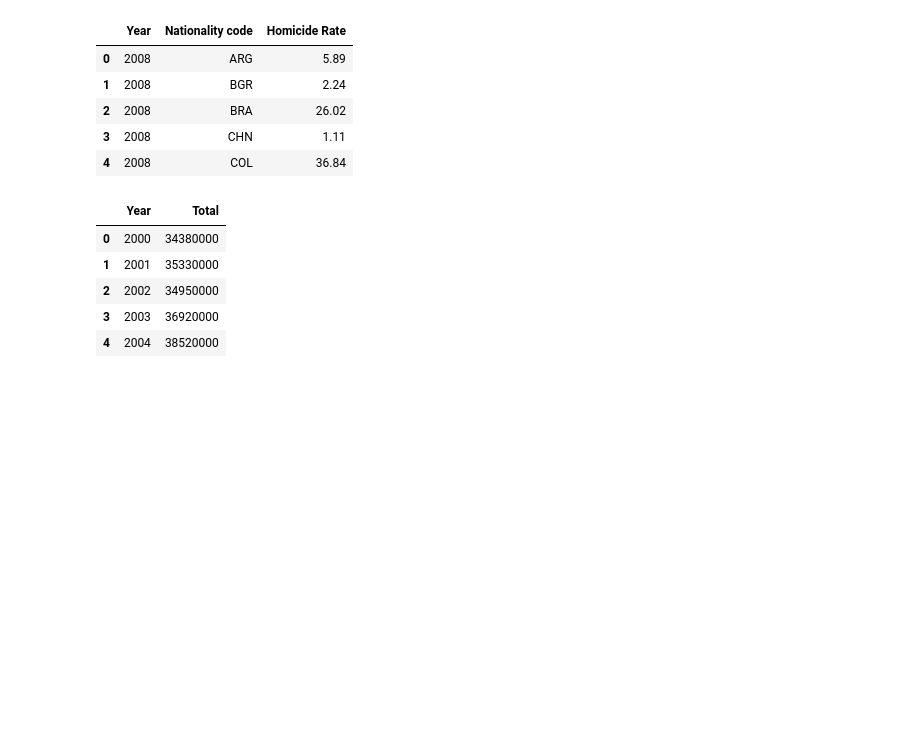
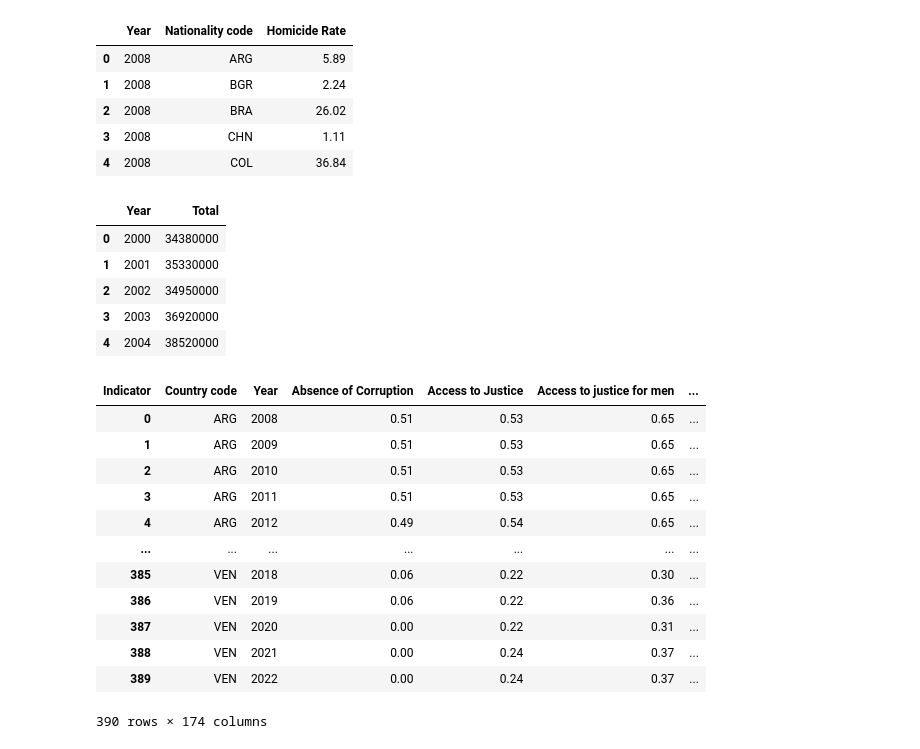
Before and after one commit to ERIDEZ/IFM_TMF, a Jupyter notebook: Notebooks y scripts/Trabajo en informacion conjunta.ipynb, the cells around one changed output. Drawn from its saved outputs; the diff is of its cells as text; code cells hidden in the pictures; blank space fills up the shorter version.

```diff
--- a/Notebooks y scripts/Trabajo en informacion conjunta.ipynb
+++ b/Notebooks y scripts/Trabajo en informacion conjunta.ipynb
@@ -110,3 +110,25 @@ turismo.head()
 | 2 | 2002 | 34950000 |
 | 3 | 2003 | 36920000 |
 | 4 | 2004 | 38520000 |
+# %%
+libertad = libertad.pivot_table(
+    index=['Country code', 'Year'],
+    columns='Indicator',
+    values='Value'
+).reset_index()
+# %%
+libertad
+# %% [output]
+| Indicator | Country code | Year | Absence of Corruption | Access to Justice | Access to justice for men | ... |
+| 0 | ARG | 2008 | 0.51 | 0.53 | 0.65 | ... |
+| 1 | ARG | 2009 | 0.51 | 0.53 | 0.65 | ... |
+| 2 | ARG | 2010 | 0.51 | 0.53 | 0.65 | ... |
+| 3 | ARG | 2011 | 0.51 | 0.53 | 0.65 | ... |
+| 4 | ARG | 2012 | 0.49 | 0.54 | 0.65 | ... |
+| ... | ... | ... | ... | ... | ... | ... |
+| 385 | VEN | 2018 | 0.06 | 0.22 | 0.30 | ... |
+| 386 | VEN | 2019 | 0.06 | 0.22 | 0.36 | ... |
+| 387 | VEN | 2020 | 0.00 | 0.22 | 0.31 | ... |
+| 388 | VEN | 2021 | 0.00 | 0.24 | 0.37 | ... |
+| 389 | VEN | 2022 | 0.00 | 0.24 | 0.37 | ... |
+390 rows × 174 columns
```
Also changed, not shown: parts of 2 cells of this notebook.
